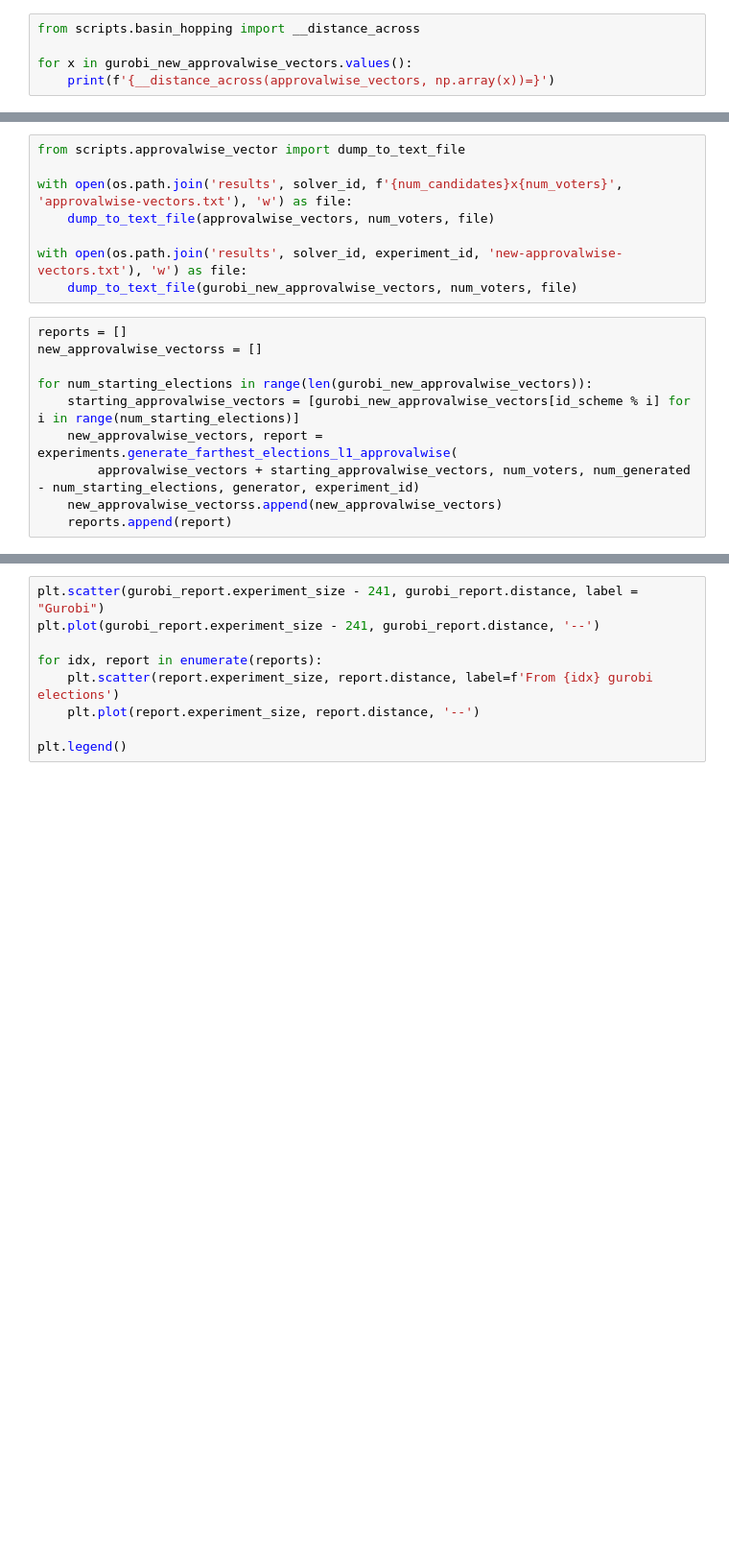
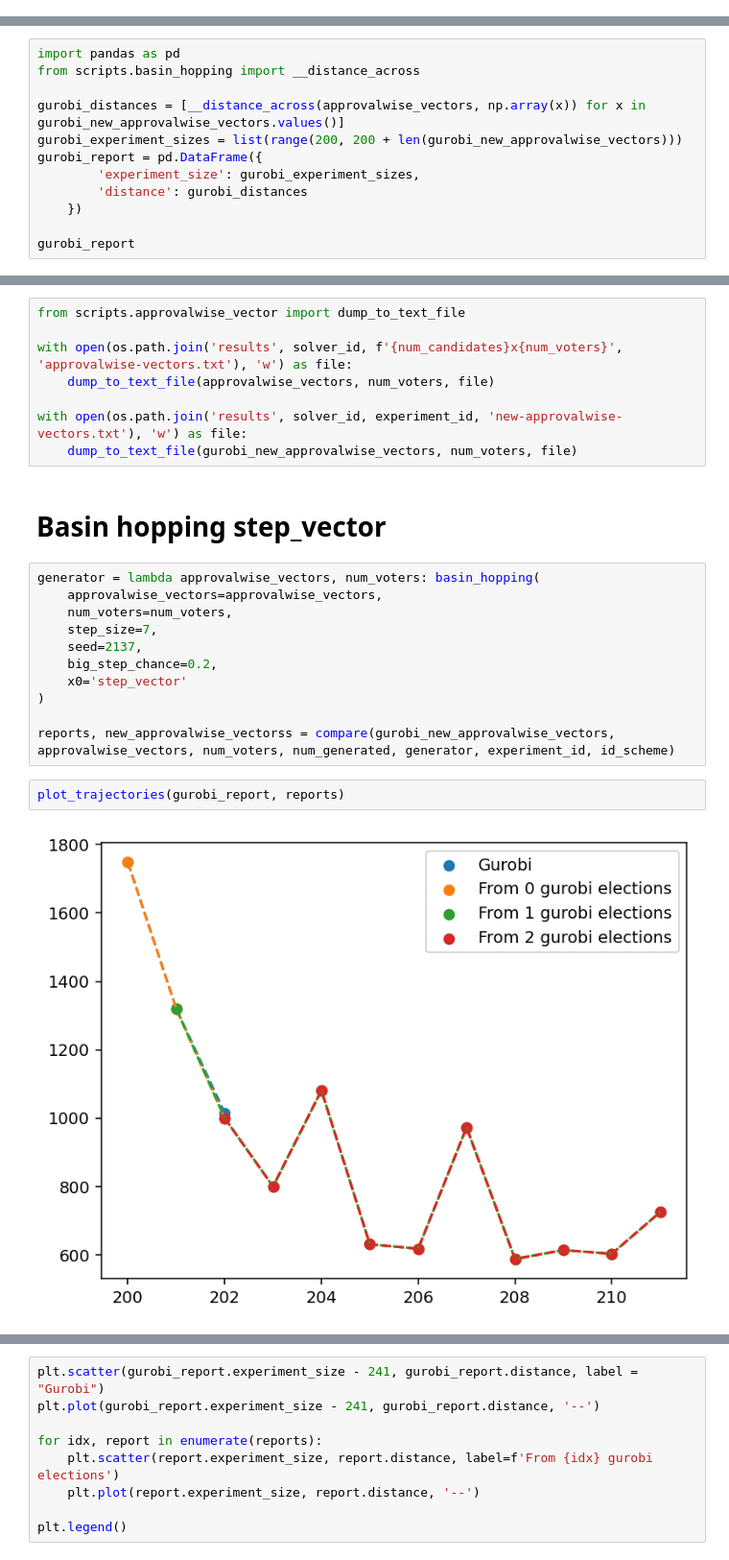
Before and after one commit to Janix4000/holes-in-elections, a Jupyter notebook: approval_l1/comparison.ipynb, the cells around one changed output, grey strips where cells are left out. Shown: that part at 96% size. Drawn from its saved outputs; the diff is of its cells as text; blank space fills up the shorter version.

```diff
--- a/approval_l1/comparison.ipynb
+++ b/approval_l1/comparison.ipynb
@@ -100,6 +104 @@ niter=7143
 WARNING:root:Possibly outdated coordinates are imported!
-# %%
-from scripts.basin_hopping import __distance_across
-
-for x in gurobi_new_approvalwise_vectors.values():
-    print(f'{__distance_across(approvalwise_vectors, np.array(x))=}')
@@ -118,0 +109,12 @@ __distance_across(approvalwise_vectors, np.array(x))=325.0
+# %%
+import pandas as pd
+from scripts.basin_hopping import __distance_across
+
+gurobi_distances = [__distance_across(approvalwise_vectors, np.array(x)) for x in gurobi_new_approvalwise_vectors.values()]
+gurobi_experiment_sizes = list(range(200, 200 + len(gurobi_new_approvalwise_vectors)))
+gurobi_report = pd.DataFrame({
+        'experiment_size': gurobi_experiment_sizes,
+        'distance': gurobi_distances
+    })
+
+gurobi_report
@@ -124,13 +131,20 @@ with open(os.path.join('results', solver_id, f'{num_candidates}x{num_voters}', '
 
 with open(os.path.join('results', solver_id, experiment_id, 'new-approvalwise-vectors.txt'), 'w') as file:
     dump_to_text_file(gurobi_new_approvalwise_vectors, num_voters, file)
-# %%
-reports = []
-new_approvalwise_vectorss = []
-
-for num_starting_elections in range(len(gurobi_new_approvalwise_vectors)):
-    starting_approvalwise_vectors = [gurobi_new_approvalwise_vectors[id_scheme % i] for i in range(num_starting_elections)]
-    new_approvalwise_vectors, report = experiments.generate_farthest_elections_l1_approvalwise(
-        approvalwise_vectors + starting_approvalwise_vectors, num_voters, num_generated - num_starting_elections, generator, experiment_id)
-    new_approvalwise_vectorss.append(new_approvalwise_vectors)
-    reports.append(report)
+# %% [markdown]
+# Basin hopping step_vector
+# %%
+generator = lambda approvalwise_vectors, num_voters: basin_hopping(
+    approvalwise_vectors=approvalwise_vectors,
+    num_voters=num_voters,
+    step_size=7,
+    seed=2137,
+    big_step_chance=0.2,
+    x0='step_vector'
+)
+
+reports, new_approvalwise_vectorss = compare(gurobi_new_approvalwise_vectors, approvalwise_vectors, num_voters, num_generated, generator, experiment_id, id_scheme)
+# %%
+plot_trajectories(gurobi_report, reports)
+# %% [output]
+[figure, added]
```
Also changed, not shown: parts of 14 cells of this notebook, 1 other file.
